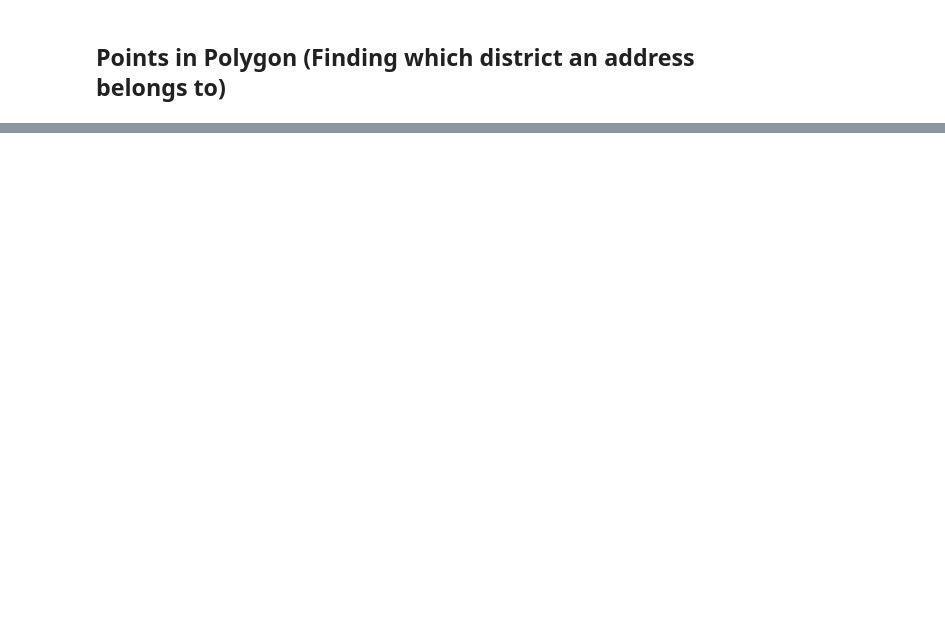
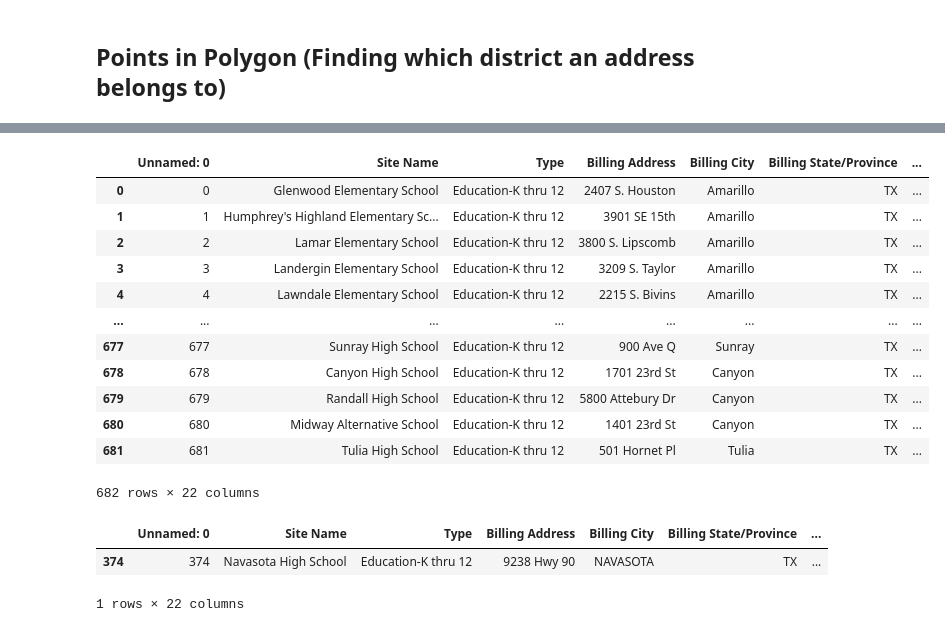
Before and after one commit to aoot/Texas-District-Mapping, a Jupyter notebook: Cleaning Address and Mapping.ipynb, the cells around one changed output, grey strips where cells are left out. Drawn from its saved outputs; the diff is of its cells as text; code cells hidden in the pictures; blank space fills up the shorter version.

```diff
--- a/Cleaning Address and Mapping.ipynb
+++ b/Cleaning Address and Mapping.ipynb
@@ -205,6 +230,9 @@ df = pd.read_excel("./data/SFDataImport_AmeriCorpsTX_ServiceSites_2021-22.xlsx_c
 # display(df)
 
 ## Change lat/long file type from str -> tuple
-df.loc[mask_no_missing_val, "googleMaps_lat_long"] = df.loc[mask_no_missing_val, "googleMaps_lat_long"].apply(lambda row: tuple([float(i) for i in row.strip("()").split(", ")[::-1]]))
-df.loc[mask_no_missing_val, "coords"] = df.loc[mask_no_missing_val, "googleMaps_lat_long"].apply(Point)
+df.loc[mask_no_missing_val, "googleMaps_long_lat"] = df.loc[mask_no_missing_val, "googleMaps_lat_long"].apply(lambda row: tuple([float(i) for i in row.strip("()").split(", ")[::-1]]))
+df.loc[mask_no_missing_val, "coords"] = df.loc[mask_no_missing_val, "googleMaps_long_lat"].apply(Point)  # Add `coords` column of shapely.Points objects
+
+## Check
+display(df.head())
 # %% [output]
@@ -317,0 +295,32 @@ Series([], Name: District, dtype: float64)
+# %%
+temp = df.join([txHouse_join.iloc[:, -1], txSenate_join.iloc[:, -1]], how="outer")
+display(temp)
+# %% [output]
+|  | Unnamed: 0 | Site Name | Type | Billing Address | Billing City | Billing State/Province | ... |
+| 0 | 0 | Glenwood Elementary School | Education-K thru 12 | 2407 S. Houston | Amarillo | TX | ... |
+| 1 | 1 | Humphrey's Highland Elementary Sc... | Education-K thru 12 | 3901 SE 15th | Amarillo | TX | ... |
+| 2 | 2 | Lamar Elementary School | Education-K thru 12 | 3800 S. Lipscomb | Amarillo | TX | ... |
+| 3 | 3 | Landergin Elementary School | Education-K thru 12 | 3209 S. Taylor | Amarillo | TX | ... |
+| 4 | 4 | Lawndale Elementary School | Education-K thru 12 | 2215 S. Bivins | Amarillo | TX | ... |
+| ... | ... | ... | ... | ... | ... | ... | ... |
+| 677 | 677 | Sunray High School | Education-K thru 12 | 900 Ave Q | Sunray | TX | ... |
+| 678 | 678 | Canyon High School | Education-K thru 12 | 1701 23rd St | Canyon | TX | ... |
+| 679 | 679 | Randall High School | Education-K thru 12 | 5800 Attebury Dr | Canyon | TX | ... |
+| 680 | 680 | Midway Alternative School | Education-K thru 12 | 1401 23rd St | Canyon | TX | ... |
+| 681 | 681 | Tulia High School | Education-K thru 12 | 501 Hornet Pl | Tulia | TX | ... |
+682 rows × 22 columns
+# %%
+mask_get_unnamed_col = df.columns[df.columns.str.match("unnamed", case=False)]
+# display(txHouse_pointsInPolys.drop(mask_get_unnamed_col, axis=1))  # Dropping odd "unnamed column"
+
+## Change dtypes
+dtype_dict = {"index_right": int, "District": int}
+# txHouse_pointsInPolys.astype(dtype_dict)
+
+
+## Find districts of NA type
+txHouse_pointsInPolys[txHouse_pointsInPolys.District.isna()]  # This is showing that Navasota High School's Google Maps' address is inaccurate
+# %% [output]
+|  | Unnamed: 0 | Site Name | Type | Billing Address | Billing City | Billing State/Province | ... |
+| 374 | 374 | Navasota High School | Education-K thru 12 | 9238 Hwy 90 | NAVASOTA | TX | ... |
+1 rows × 22 columns
```
Also changed, not shown: parts of 22 cells of this notebook, 2 other files.
